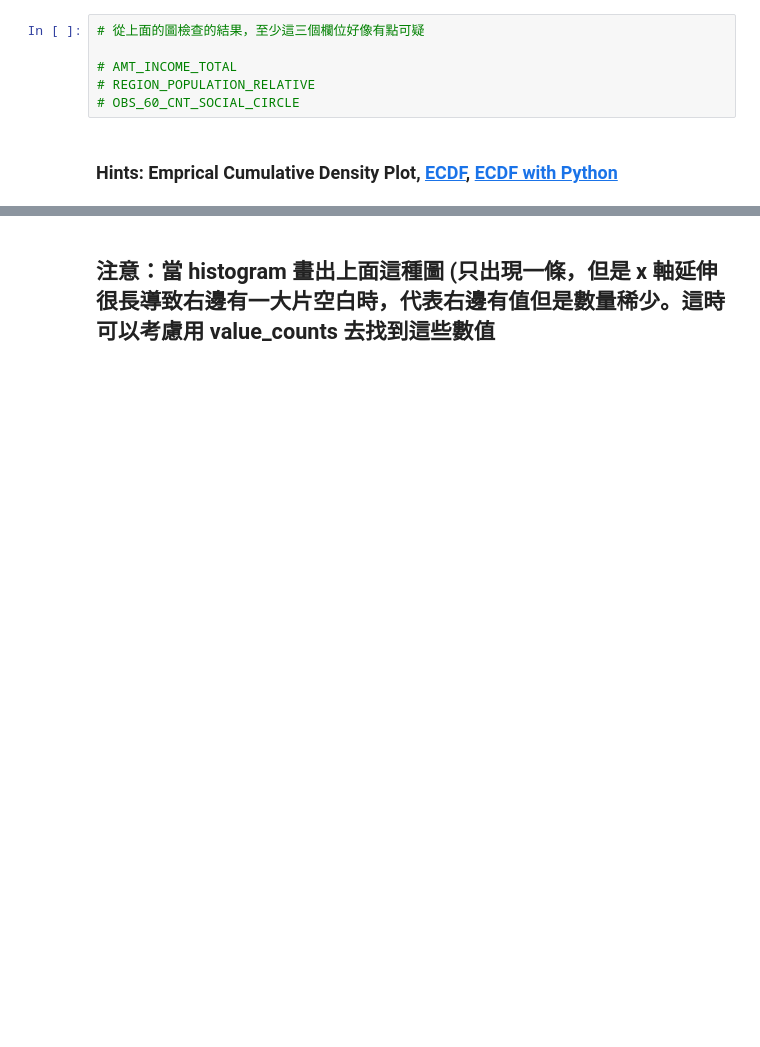
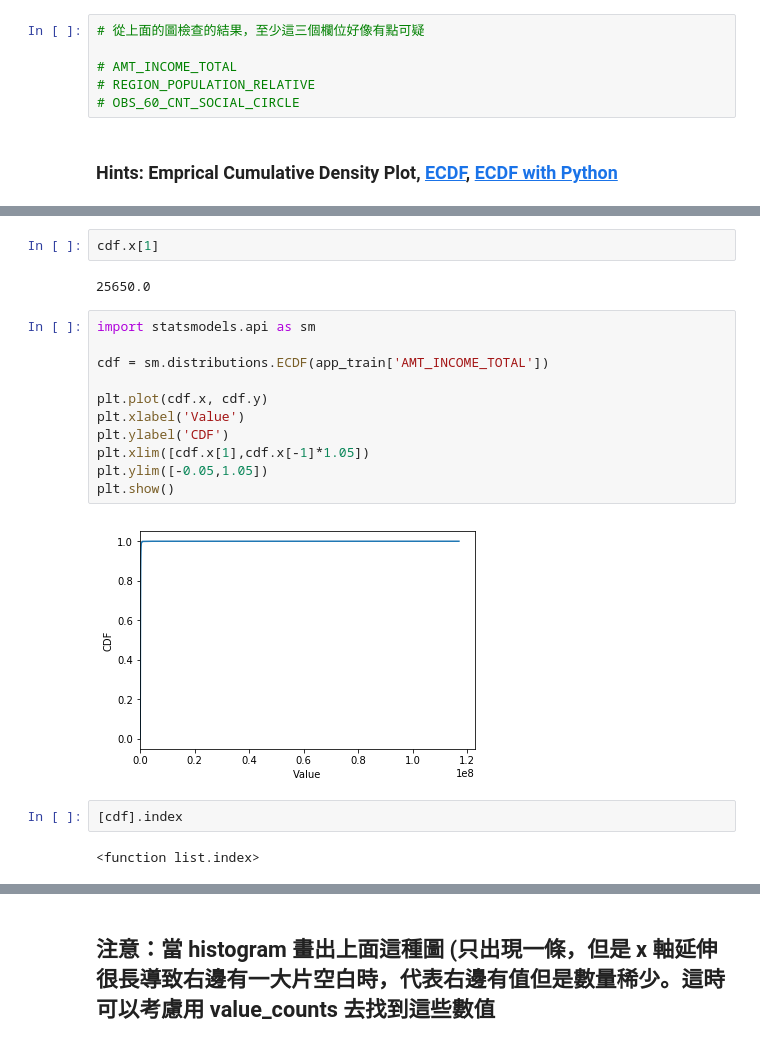
Before and after one commit to linkevinya/2nd-ML100Days, a Jupyter notebook: homework/Day_006_HW.ipynb, the cells around one changed output, grey strips where cells are left out. Saved outputs shown, nothing was run; the diff lists cells and outputs as text; blank space fills up the shorter version.

```diff
--- a/homework/Day_006_HW.ipynb
+++ b/homework/Day_006_HW.ipynb
@@ -205,0 +158,21 @@ AttributeError: 'ECDF' object has no attribute 'max'
+# %%
+cdf.x[1]
+# %% [output]
+25650.0
+# %%
+import statsmodels.api as sm
+
+cdf = sm.distributions.ECDF(app_train['AMT_INCOME_TOTAL'])
+
+plt.plot(cdf.x, cdf.y)
+plt.xlabel('Value')
+plt.ylabel('CDF')
+plt.xlim([cdf.x[1],cdf.x[-1]*1.05])
+plt.ylim([-0.05,1.05])
+plt.show()
+# %% [output]
+[figure, added]
+# %%
+[cdf].index
+# %% [output]
+<function list.index>
```
Also changed, not shown: parts of 26 cells of this notebook, 12 other files.
